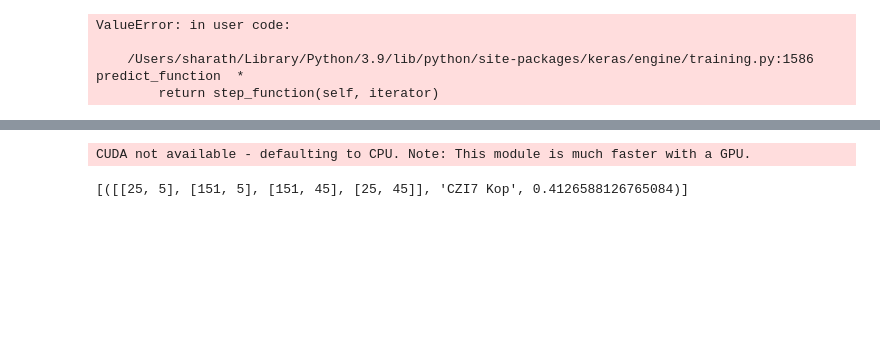
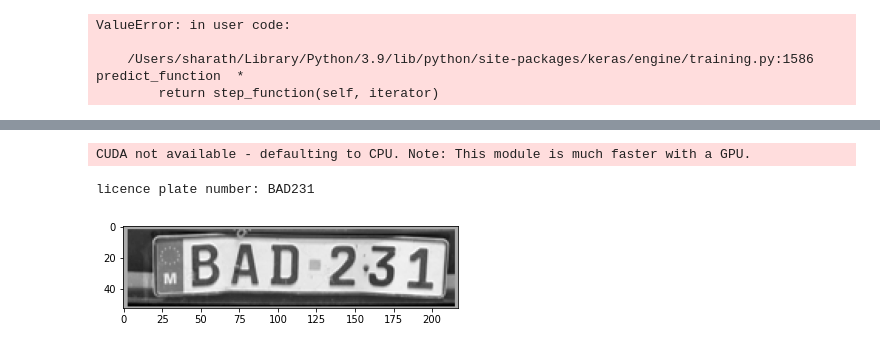
Before and after one commit to Sharath-v87/License-plate-detection, a Jupyter notebook: Licence detection - Tensorflow.ipynb, the cells around one changed output, grey strips where cells are left out. Cells and saved outputs as stored; diff of their text form; code cells hidden in the pictures; blank space fills up the shorter version.

```diff
--- a/Licence detection - Tensorflow.ipynb
+++ b/Licence detection - Tensorflow.ipynb
@@ -330,11 +328,21 @@ import easyocr
 # %%
 for idx,box in enumerate(boxes):
     roi = box*[height,width,height,width]
-    region = image[int(roi[0]):int(roi[2]),int(roi[1]):int(roi[3])]
+    thres = image[int(roi[0]):int(roi[2]),int(roi[1]):int(roi[3])]
+    thres = cv2.cvtColor(thres, cv2.COLOR_BGR2GRAY)
+    thres = thres.astype(np.uint8)
+    region = cv2.adaptiveThreshold(thres,120,cv2.ADAPTIVE_THRESH_GAUSSIAN_C,cv2.THRESH_BINARY,15,4)
     #plt.imshow(region)
     reader = easyocr.Reader(['en'])
-    ocr_res = reader.readtext(region)
-    print(ocr_res)
+    ocr_res = reader.readtext(region,allowlist=string.ascii_uppercase + "0123456789")
+    text=ocr_res[0][1]
+    print('licence plate number:',text)
+    top_left = tuple(ocr_res[0][0][0])
+    bottom_right = tuple(ocr_res[0][0][2])
+    img = cv2.rectangle(test,top_left,bottom_right,(0,255,0),2)
+    plt.imshow(thres, cmap='gray')
+    plt.show()
 # %% [output]
 CUDA not available - defaulting to CPU. Note: This module is much faster with a GPU.
-[([[25, 5], [151, 5], [151, 45], [25, 45]], 'CZI7 Kop', 0.4126588126765084)]
+licence plate number: BAD231
+[figure, added]
```
Also changed, not shown: parts of 7 cells of this notebook.
